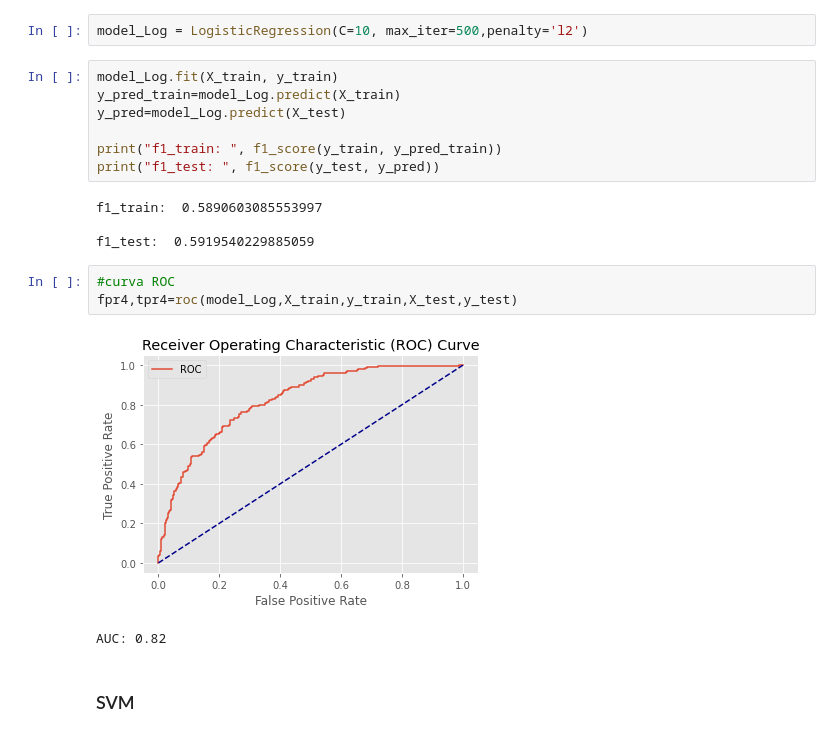
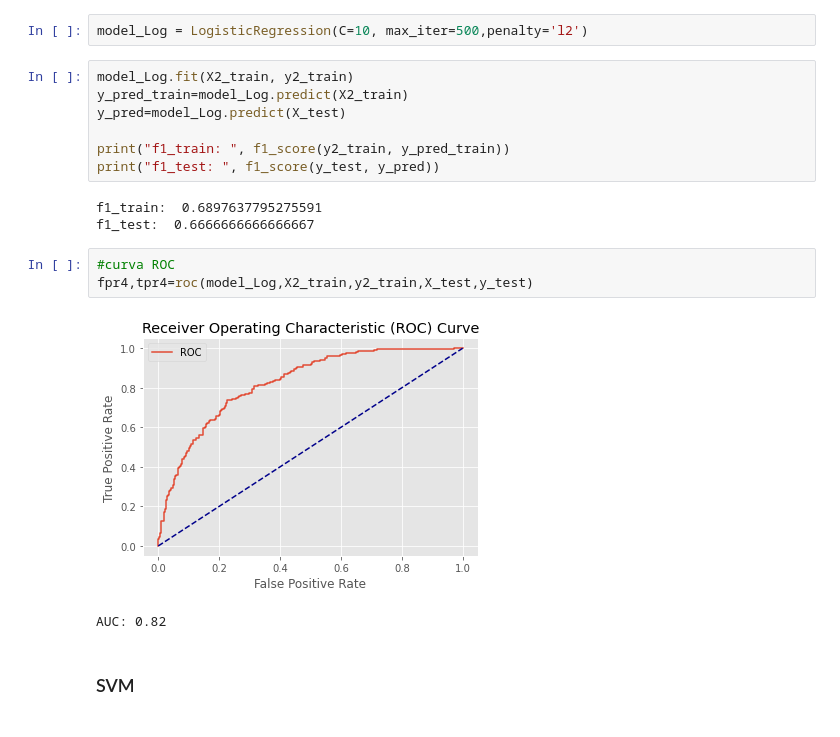
Before and after one commit to ludovicaverde/MachineLearing_project, a Jupyter notebook: Final Report.ipynb, the cells around one changed output. Drawn from its saved outputs; the diff is of its cells as text.

```diff
--- a/Final Report.ipynb
+++ b/Final Report.ipynb
@@ -767,21 +779,20 @@ weighted avg       0.77      0.76      0.76       600
 # %%
 model_Log = LogisticRegression(C=10, max_iter=500,penalty='l2')
 # %%
-model_Log.fit(X_train, y_train)
-y_pred_train=model_Log.predict(X_train)
+model_Log.fit(X2_train, y2_train)
+y_pred_train=model_Log.predict(X2_train)
 y_pred=model_Log.predict(X_test)
 
-print("f1_train: ", f1_score(y_train, y_pred_train))
+print("f1_train: ", f1_score(y2_train, y_pred_train))
 print("f1_test: ", f1_score(y_test, y_pred))
 # %% [output]
-f1_train:  0.5890603085553997
-
-f1_test:  0.5919540229885059
+f1_train:  0.6897637795275591
+f1_test:  0.6666666666666667
 # %%
 #curva ROC
-fpr4,tpr4=roc(model_Log,X_train,y_train,X_test,y_test)
+fpr4,tpr4=roc(model_Log,X2_train,y2_train,X_test,y_test)
 # %% [output]
-[figure, old version]
+[figure, new version]
 AUC: 0.82
 # %% [markdown]
 ### SVM
```
Also changed, not shown: parts of 34 cells of this notebook.
